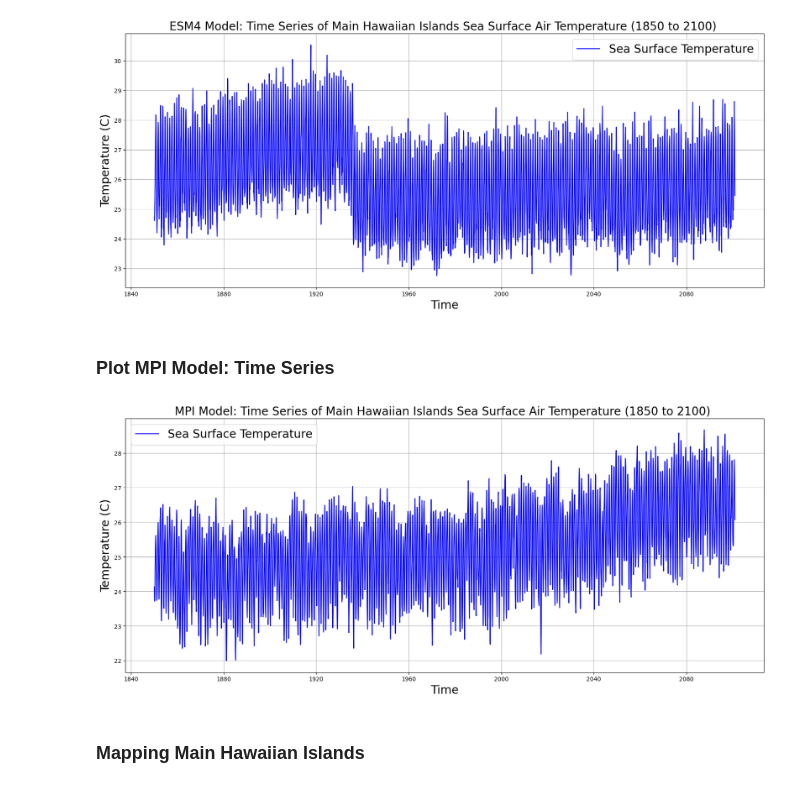
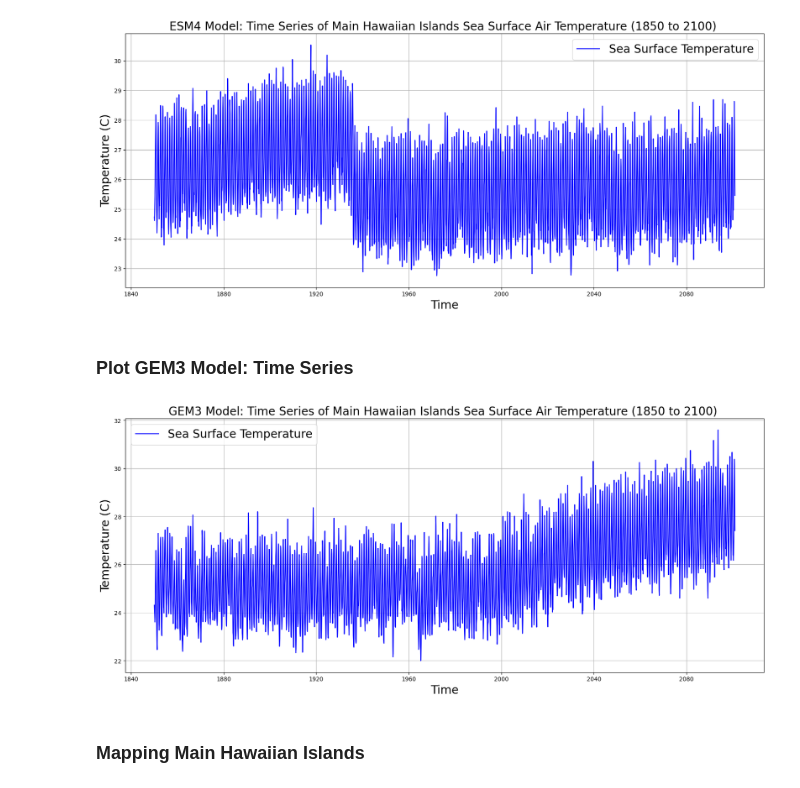
Before and after one commit to tommats00/EDS296_project, a Jupyter notebook: hawaii_analysis.ipynb, the cells around one changed output. Cells and saved outputs as stored; diff of their text form; code cells hidden in the pictures.

```diff
--- a/hawaii_analysis.ipynb
+++ b/hawaii_analysis.ipynb
@@ -93,5 +108,6 @@ ESM4 = res[res["source_id"]=='GFDL-ESM4'].reset_index(drop=True)
 # %%
-MPI = MPI[MPI['member_id']=='r1i1p1f1']
-MPI
+# Filter for specific member_id
+GEM3 = GEM3[GEM3['member_id']=='r1i1p1f3']
+GEM3
 # %% [output]
 |  | activity_id | institution_id | source_id | experiment_id | member_id | table_id | variable_id | grid_label | ... |
@@ -100,6 +116,7 @@ MPI
 # %%
-hist_data_MPI = xr.open_zarr(MPI['zstore'][4], storage_options = {'anon':True})
-proj_data_MPI = xr.open_zarr(MPI['zstore'][8], storage_options = {'anon':True})
+# filter historical and projection data
+hist_data_GEM3 = xr.open_zarr(GEM3['zstore'][0], storage_options = {'anon':True})
+proj_data_GEM3 = xr.open_zarr(GEM3['zstore'][5], storage_options = {'anon':True})
 # %% [markdown]
 ### Narrow down ESM1 Model to a Single Member ID
 # %%
@@ -118,11 +136,11 @@ proj_data_ESM4 = xr.open_zarr(ESM4['zstore'][6], storage_options = {'anon':True}
 # %%
 # Concatenate ESM4 data
 ESM4_245 = xr.concat([hist_data_ESM4, proj_data_ESM4], dim = "time")
-# Concatenate MPI data
-MPI_245 = xr.concat([hist_data_MPI, proj_data_MPI], dim = 'time')
+# Concatenate GEM3 data
+GEM3_245 = xr.concat([hist_data_GEM3, proj_data_GEM3], dim = 'time')
 
 # Convert time to datetime64 format
 time = ESM4_245.time.astype('datetime64[ns]')
 
-time = MPI_245.time.astype('datetime64[ns]')
+time = GEM3_245.time.astype('datetime64[ns]')
 # %%
@@ -136,12 +154,12 @@ lon_min, lon_max = 360 - 164.510254, 360 - 150.467773
 ESM4_245_tos_mm_lat = (ESM4_245.lat >= lat_min) & (ESM4_245.lat <= lat_max)
 ESM4_245_tos_mm_lon = (ESM4_245.lon >= lon_min) & (ESM4_245.lon <= lon_max)
 
-MPI_245_tos_mm_lat = (MPI_245.latitude >= lat_min) & (MPI_245.latitude <= lat_max)
-MPI_245_tos_mm_lon = (MPI_245.longitude >= lon_min) & (MPI_245.longitude <= lon_max)
+GEM3_245_tos_mm_lat = (GEM3_245.latitude  >= lat_min) & (GEM3_245.latitude <= lat_max)
+GEM3_245_tos_mm_lon = (GEM3_245.longitude + 360 >= lon_min) & (GEM3_245.longitude + 360  <= lon_max)
 
-# Find poits where the mask value True, drop all other points
+# Find points where the mask value True, drop all other points
 tos_ESM4_mm = ESM4_245.where(ESM4_245_tos_mm_lat & ESM4_245_tos_mm_lon, drop = True)
-tos_MPI_mm = MPI_245.where(MPI_245_tos_mm_lat & MPI_245_tos_mm_lon, drop = True)
+tos_GEM3_mm = GEM3_245.where(GEM3_245_tos_mm_lat & GEM3_245_tos_mm_lon, drop = True)
 
 tos_ESM4 = tos_ESM4_mm.mean(dim=['lat', 'lon'])
-tos_MPI = tos_MPI_mm.mean(dim=['i', 'j'])
+tos_GEM3 = tos_GEM3_mm.mean(dim=['i', 'j'])
@@ -168,18 +180,19 @@ plt.show()
 # %% [output]
 [figure]
 # %% [markdown]
-### Plot MPI Model: Time Series
+### Plot GEM3 Model: Time Series
 # %%
+# Plotting the time series for HadGEM3 model
 fig, ax = plt.subplots(figsize=(20, 8))
-ax.plot(time, tos_MPI.tos, label='Sea Surface Temperature', color='b')
-ax.set_title("MPI Model: Time Series of Main Hawaiian Islands Sea Surface Air Temperature (1850 to 2100) ", fontsize=20)
+ax.plot(time, tos_GEM3.tos, label='Sea Surface Temperature', color='b')
+ax.set_title("GEM3 Model: Time Series of Main Hawaiian Islands Sea Surface Air Temperature (1850 to 2100) ", fontsize=20)
 ax.set_xlabel("Time", fontsize=20)
 ax.set_ylabel("Temperature (C)", fontsize=20)
 ax.legend(fontsize=20)
 ax.grid()
 plt.show()
 # %% [output]
-[figure, old version]
+[figure, new version]
 # %% [markdown]
 ### Mapping Main Hawaiian Islands
 # %%
```
Also changed, not shown: parts of 30 cells of this notebook.
